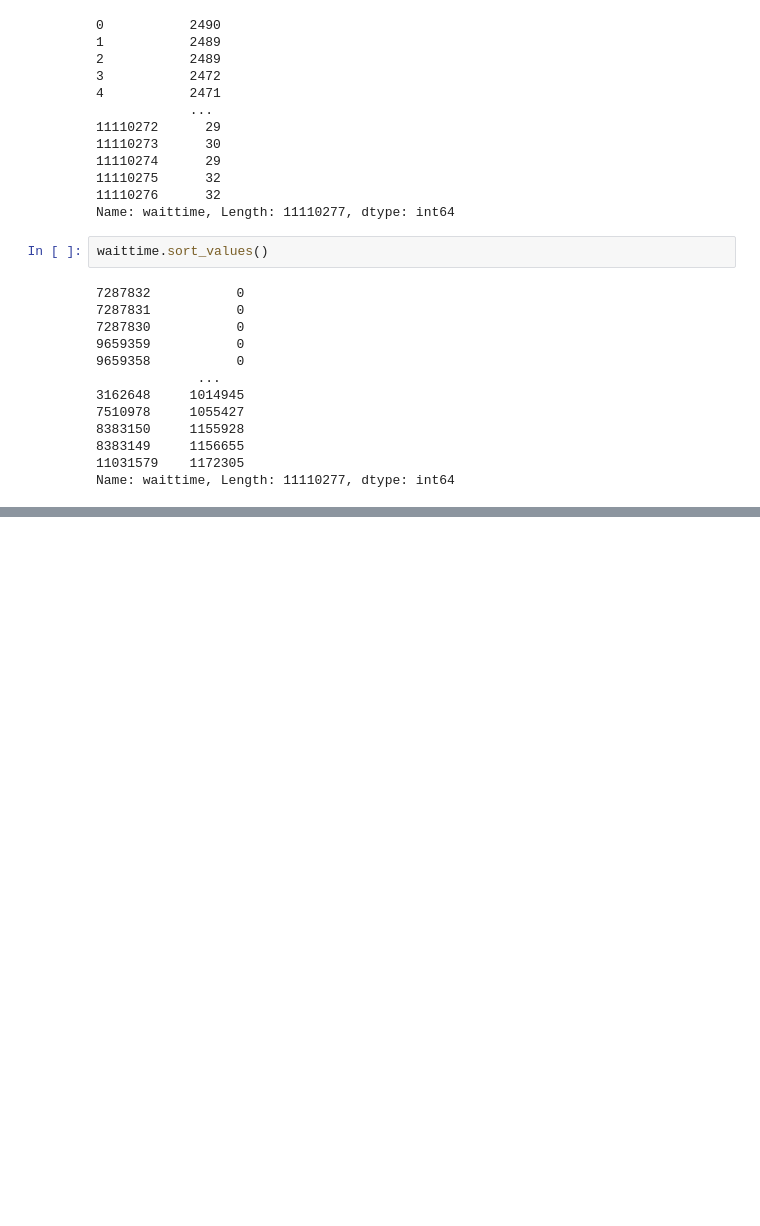
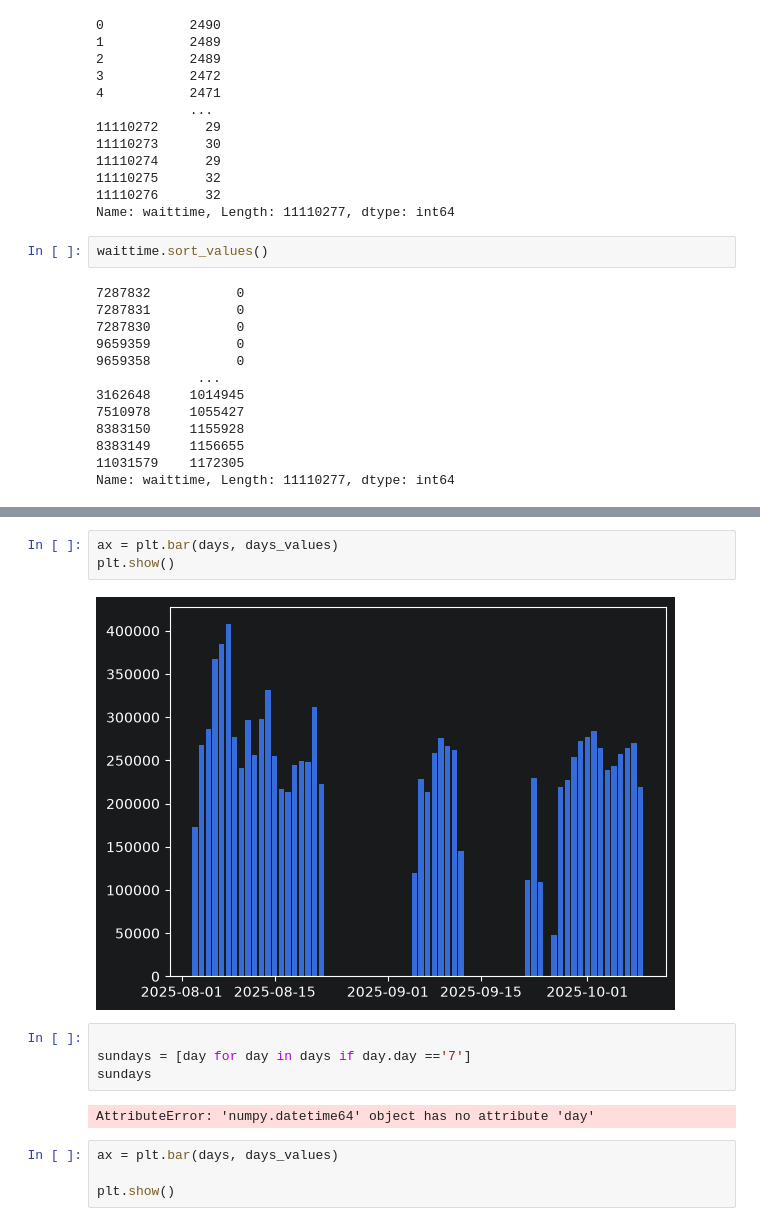
Before and after one commit to wiedzmin1414/bitcoin-node-data, a Jupyter notebook: analiza.ipynb, the cells around one changed output, grey strips where cells are left out. Saved outputs shown, nothing was run; the diff lists cells and outputs as text; blank space fills up the shorter version.

```diff
--- a/analiza.ipynb
+++ b/analiza.ipynb
@@ -409,0 +714,15 @@ plt.show()
+# %%
+ax = plt.bar(days, days_values)
+plt.show()
+# %% [output]
+[figure, added]
+# %%
+
+sundays = [day for day in days if day.day =='7']
+sundays
+# %% [output]
+AttributeError: 'numpy.datetime64' object has no attribute 'day'
+# %%
+ax = plt.bar(days, days_values)
+
+plt.show()
```
Also changed, not shown: parts of 31 cells of this notebook, 1 other file.
